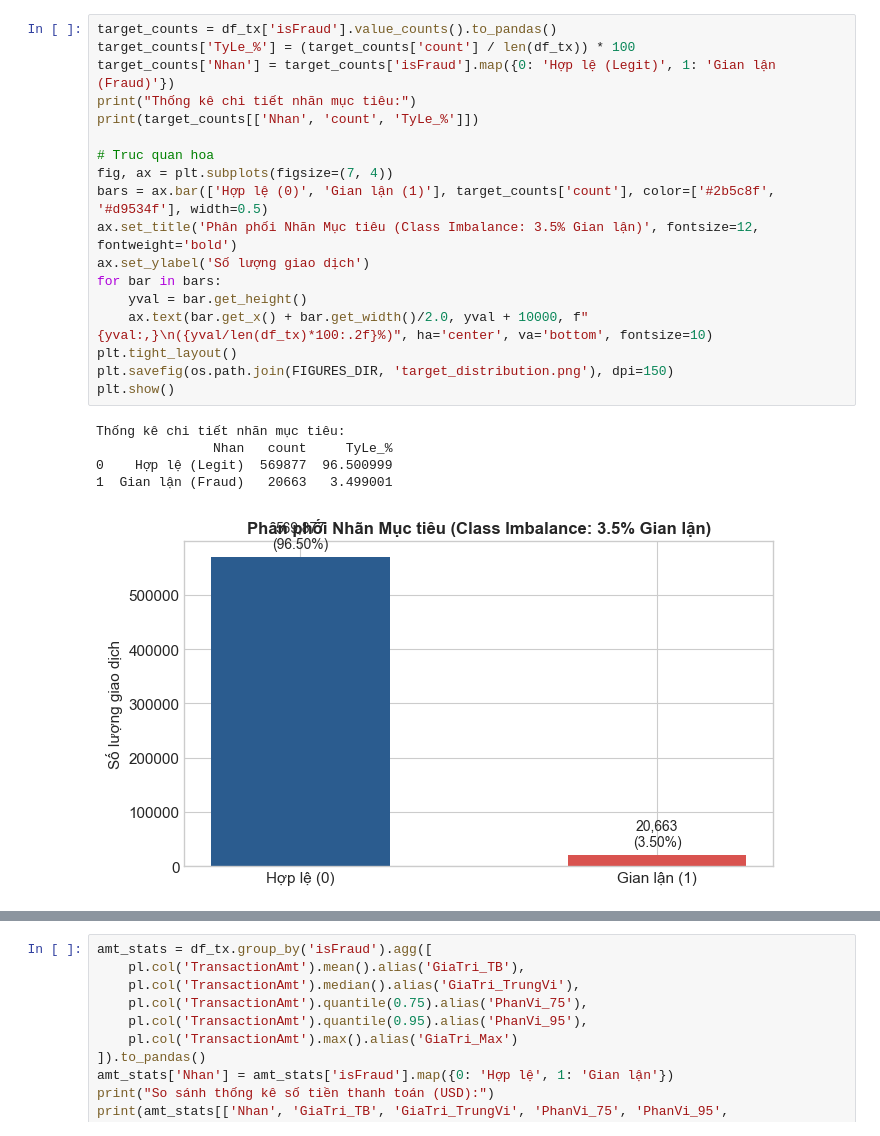
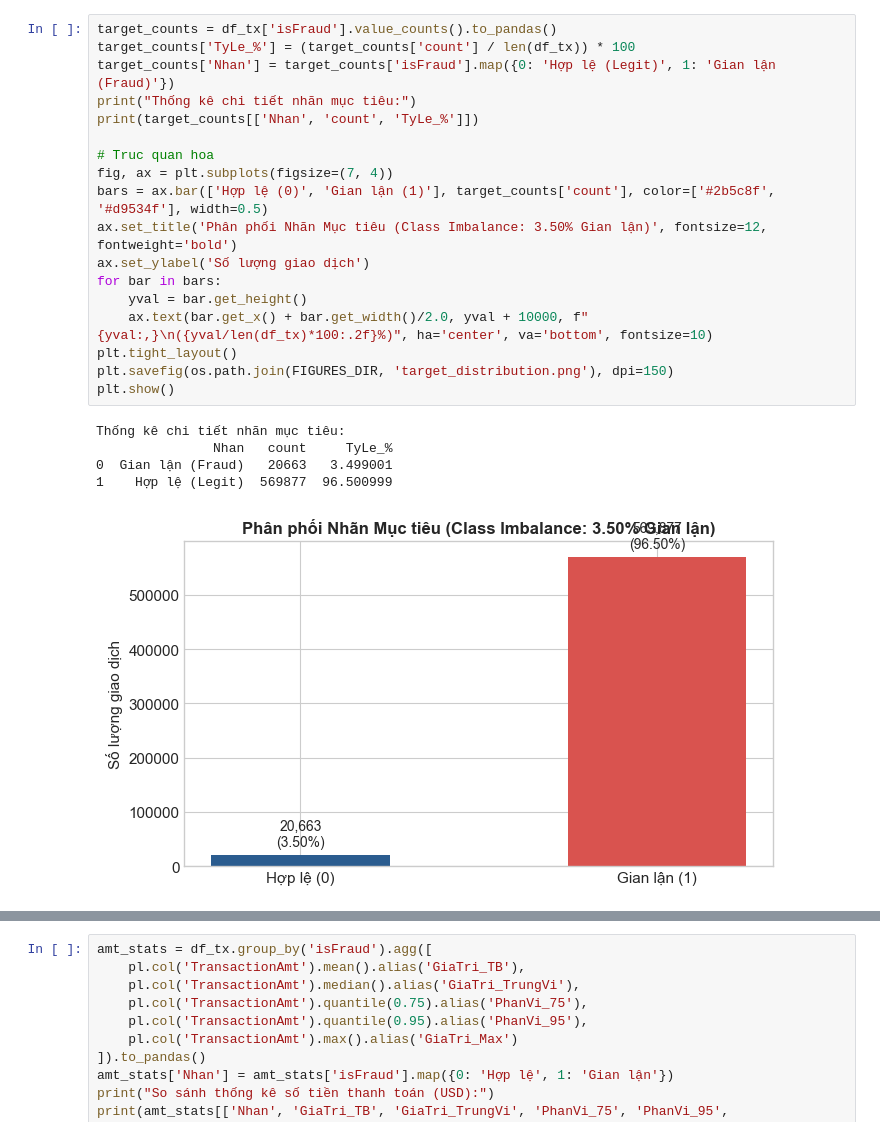
Before and after one commit to 016tandu/EDA-chuyen, a Jupyter notebook: notebooks/01_ieee_cis_eda.ipynb, the cells around one changed output, grey strips where cells are left out. Saved outputs shown, nothing was run; the diff lists cells and outputs as text.

```diff
--- a/notebooks/01_ieee_cis_eda.ipynb
+++ b/notebooks/01_ieee_cis_eda.ipynb
@@ -64,24 +100,24 @@ Trong các hệ thống thanh toán thực tế, tỷ lệ gian lận luôn chi
 # %%
 target_counts = df_tx['isFraud'].value_counts().to_pandas()
 target_counts['TyLe_%'] = (target_counts['count'] / len(df_tx)) * 100
 target_counts['Nhan'] = target_counts['isFraud'].map({0: 'Hợp lệ (Legit)', 1: 'Gian lận (Fraud)'})
 print("Thống kê chi tiết nhãn mục tiêu:")
 print(target_counts[['Nhan', 'count', 'TyLe_%']])
 
 # Truc quan hoa
 fig, ax = plt.subplots(figsize=(7, 4))
 bars = ax.bar(['Hợp lệ (0)', 'Gian lận (1)'], target_counts['count'], color=['#2b5c8f', '#d9534f'], width=0.5)
-ax.set_title('Phân phối Nhãn Mục tiêu (Class Imbalance: 3.5% Gian lận)', fontsize=12, fontweight='bold')
+ax.set_title('Phân phối Nhãn Mục tiêu (Class Imbalance: 3.50% Gian lận)', fontsize=12, fontweight='bold')
 ax.set_ylabel('Số lượng giao dịch')
 for bar in bars:
     yval = bar.get_height()
     ax.text(bar.get_x() + bar.get_width()/2.0, yval + 10000, f"{yval:,}\n({yval/len(df_tx)*100:.2f}%)", ha='center', va='bottom', fontsize=10)
 plt.tight_layout()
 plt.savefig(os.path.join(FIGURES_DIR, 'target_distribution.png'), dpi=150)
 plt.show()
 # %% [output]
 Thống kê chi tiết nhãn mục tiêu:
                Nhan   count     TyLe_%
-0    Hợp lệ (Legit)  569877  96.500999
-1  Gian lận (Fraud)   20663   3.499001
+0  Gian lận (Fraud)   20663   3.499001
+1    Hợp lệ (Legit)  569877  96.500999
-[figure, old version]
+[figure, new version]
```
Also changed, not shown: parts of 23 cells of this notebook, 4 other files.
